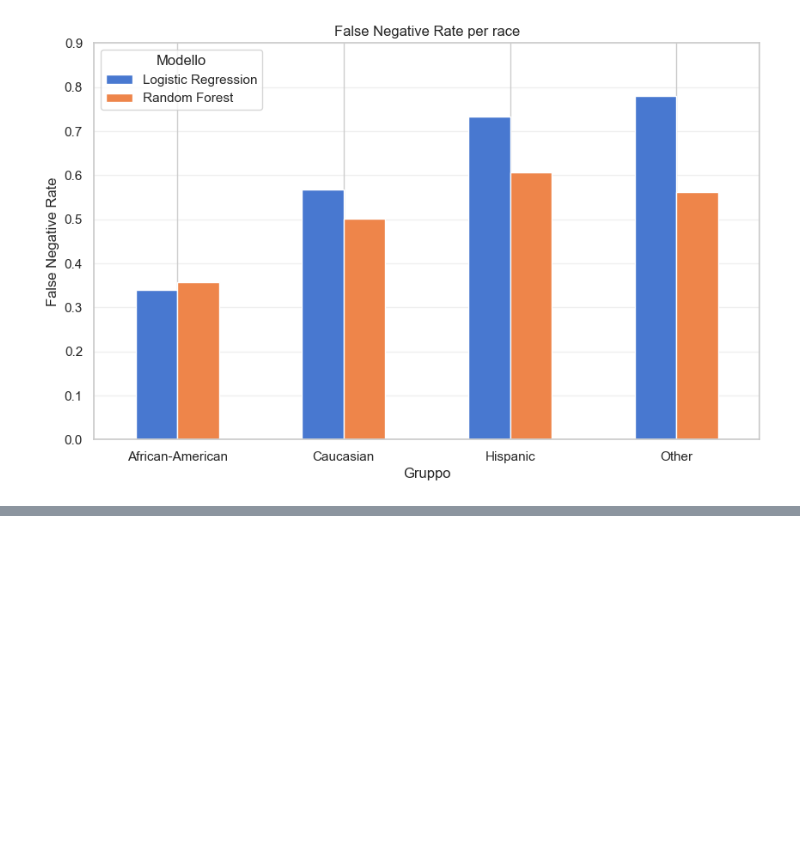
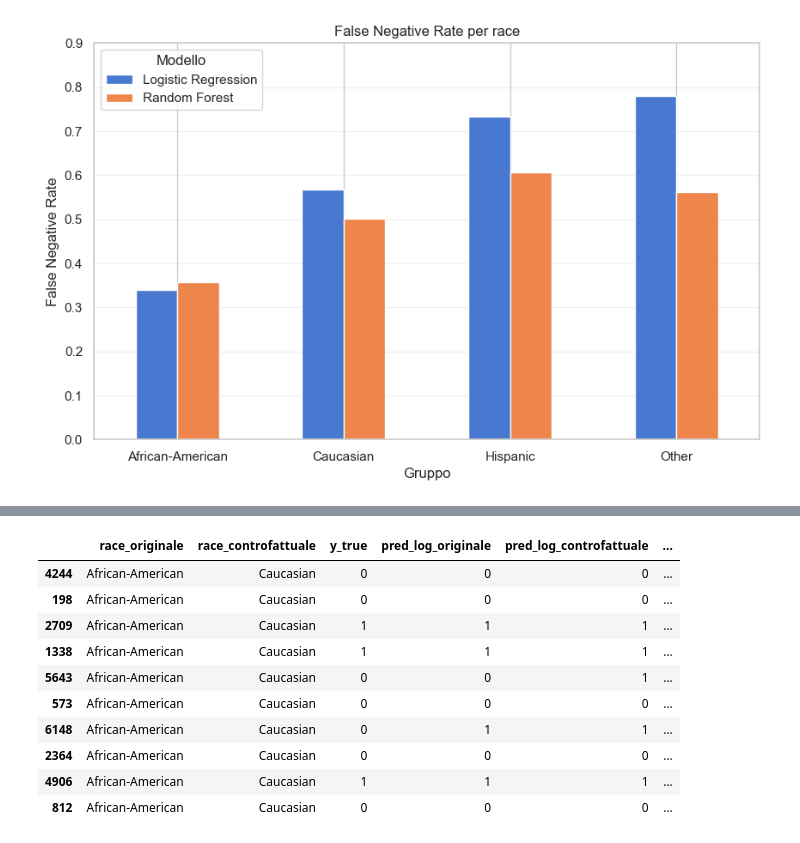
Before and after one commit to anna8987/tesi-COMPAS, a Jupyter notebook: tesiCOMPAS.ipynb, the cells around one changed output, grey strips where cells are left out. Cells and saved outputs as stored; diff of their text form; code cells hidden in the pictures; blank space fills up the shorter version.

```diff
--- a/tesiCOMPAS.ipynb
+++ b/tesiCOMPAS.ipynb
@@ -1813,0 +2101,51 @@ plt.show()
+# %%
+cf_race_view = counterfactual_race_results[
+    [
+        "race_originale",
+        "race_controfattuale",
+        "y_true",
+        "pred_log_originale",
+        "pred_log_controfattuale",
+        "proba_log_originale",
+        "proba_log_controfattuale",
+        "diff_proba_log",
+        "classe_cambiata_log",
+        "pred_rf_originale",
+        "pred_rf_controfattuale",
+        "proba_rf_originale",
+        "proba_rf_controfattuale",
+        "diff_proba_rf",
+        "classe_cambiata_rf"
+    ]
+].copy()
+
+cf_race_view.head(10).style.background_gradient(
+    subset=[
+        "proba_log_originale",
+        "proba_log_controfattuale",
+        "diff_proba_log",
+        "proba_rf_originale",
+        "proba_rf_controfattuale",
+        "diff_proba_rf"
+    ],
+    cmap="coolwarm"
+).format({
+    "proba_log_originale": "{:.3f}",
+    "proba_log_controfattuale": "{:.3f}",
+    "diff_proba_log": "{:.3f}",
+    "proba_rf_originale": "{:.3f}",
+    "proba_rf_controfattuale": "{:.3f}",
+    "diff_proba_rf": "{:.3f}"
+})
+# %% [output]
+|  | race_originale | race_controfattuale | y_true | pred_log_originale | pred_log_controfattuale | ... |
+| 4244 | African-American | Caucasian | 0 | 0 | 0 | ... |
+| 198 | African-American | Caucasian | 0 | 0 | 0 | ... |
+| 2709 | African-American | Caucasian | 1 | 1 | 1 | ... |
+| 1338 | African-American | Caucasian | 1 | 1 | 1 | ... |
+| 5643 | African-American | Caucasian | 0 | 0 | 1 | ... |
+| 573 | African-American | Caucasian | 0 | 0 | 0 | ... |
+| 6148 | African-American | Caucasian | 0 | 1 | 1 | ... |
+| 2364 | African-American | Caucasian | 0 | 0 | 0 | ... |
+| 4906 | African-American | Caucasian | 1 | 1 | 1 | ... |
+| 812 | African-American | Caucasian | 0 | 0 | 0 | ... |
```
Also changed, not shown: parts of 28 cells of this notebook.
